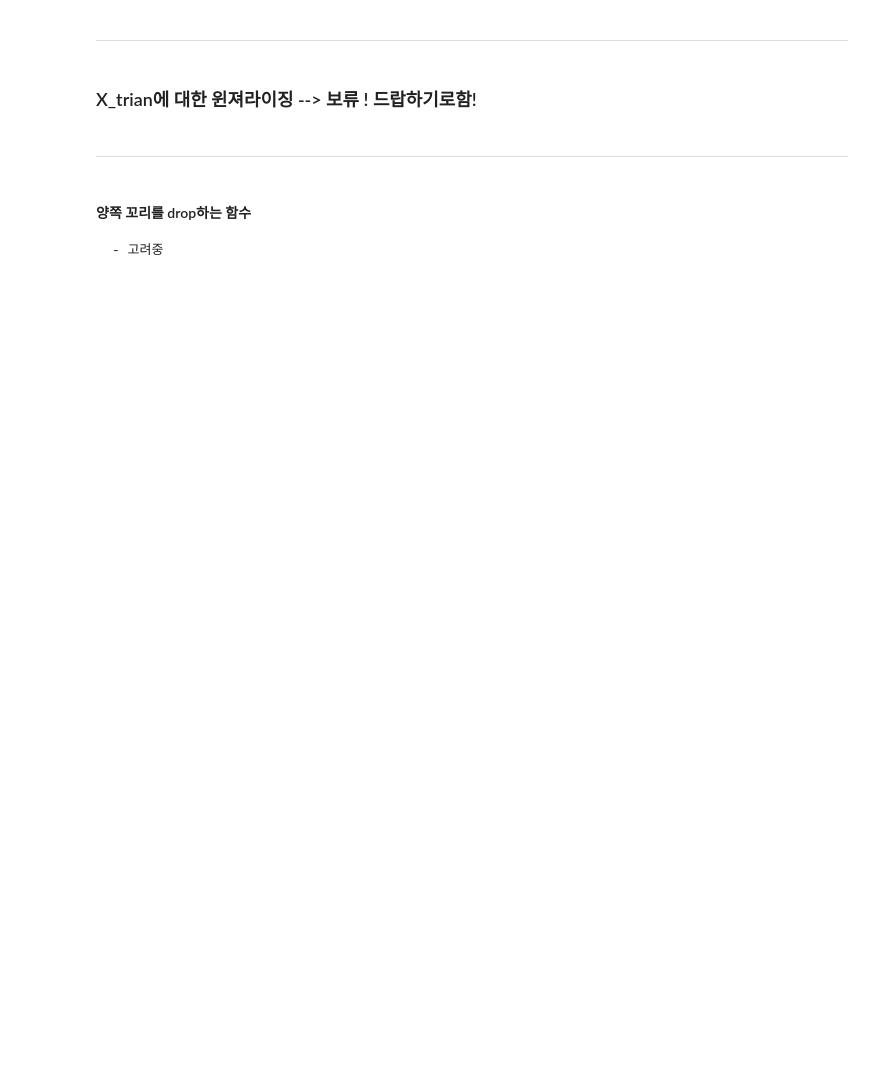
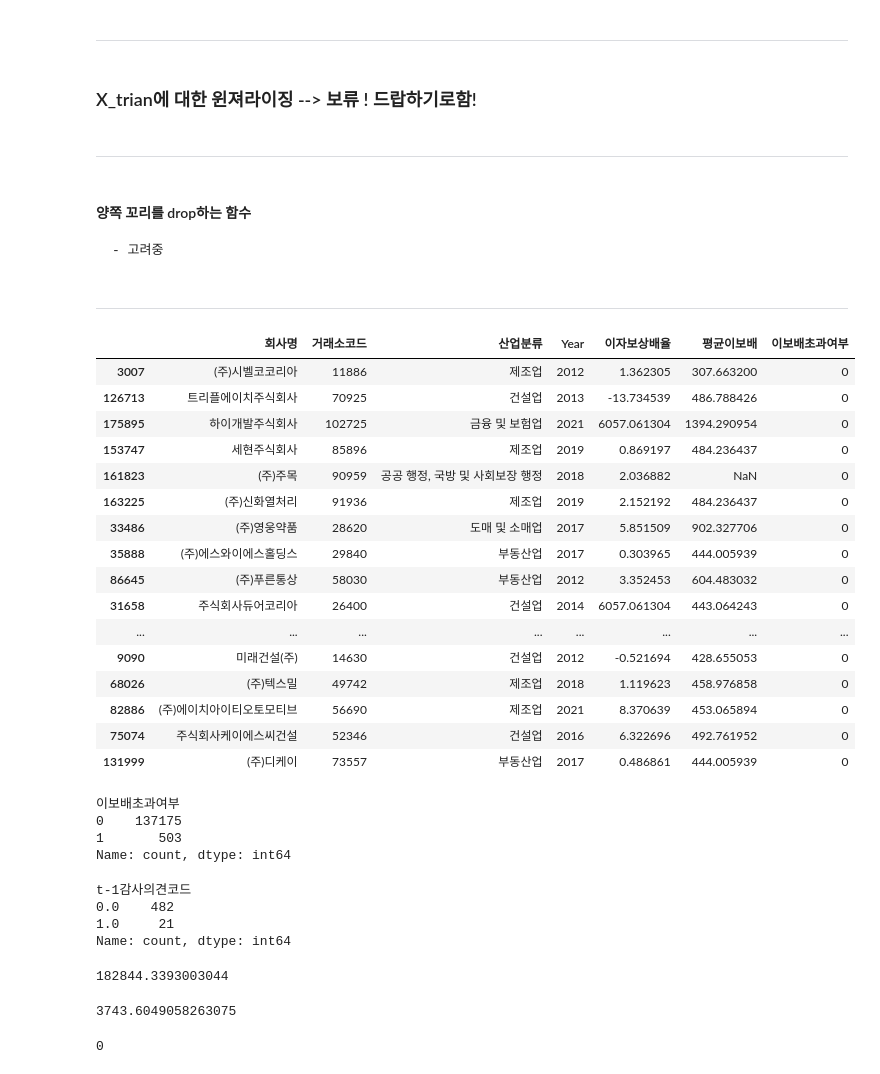
Before and after one commit to youngsang114/Project_2, a Jupyter notebook: 전처리/4.EDA,파생변수_외감.ipynb, the cells around one changed output. Drawn from its saved outputs; the diff is of its cells as text; code cells hidden in the pictures; blank space fills up the shorter version.

```diff
--- a/전처리/4.EDA,파생변수_외감.ipynb
+++ b/전처리/4.EDA,파생변수_외감.ipynb
@@ -953,3 +1016,46 @@ def trimmed_mean_with_ratio(data, left_trim_ratio=0.01, right_trim_ratio=0.01):
     right_trim_size = int(len(data) * right_trim_ratio)
     trimmed_data = data[left_trim_size:-right_trim_size]
     return np.mean(trimmed_data)
+# %% [markdown]
+---
+# %%
+# 데이터프레임에서 '이자보상배율' 열의 1퍼센트 절사평균과 표준편차 계산
+def trimmed_mean_1(x):
+    trim_pct = 0.02
+    lower_bound = np.percentile(x, trim_pct * 100)
+    upper_bound = np.percentile(x, (1 - trim_pct) * 100)
+    trimmed_values = x[(x >= lower_bound) & (x <= upper_bound)]
+    return trimmed_values.mean()
+
+def trimmed_std_1(x):
+    trim_pct = 0.02
+    lower_bound = np.percentile(x, trim_pct * 100)
+    upper_bound = np.percentile(x, (1 - trim_pct) * 100)
+    trimmed_values = x[(x >= lower_bound) & (x <= upper_bound)]
+    return trimmed_values.std()
+
+train_data['평균이보배'] = train_data.groupby(['산업분류', 'Year'])['이자보상배율'].transform(trimmed_mean_1)
+train_data['이보배표준편차'] = train_data.groupby(['산업분류', 'Year'])['이자보상배율'].transform(trimmed_std_1)
+
+# 개별 이자보상배율과 평균-표준편차를 비교하여 이보배초과여부 계산
+train_data['이보배초과여부'] = np.where(train_data['이자보상배율'] < (train_data['평균이보배'] - train_data['이보배표준편차']), 1, 0)
+# %%
+train_data[['회사명','거래소코드','산업분류','Year','이자보상배율', '평균이보배', '이보배초과여부']].head(50)
+# %% [output]
+|  | 회사명 | 거래소코드 | 산업분류 | Year | 이자보상배율 | 평균이보배 | 이보배초과여부 |
+| 3007 | (주)시벨코코리아 | 11886 | 제조업 | 2012 | 1.362305 | 307.663200 | 0 |
+| 126713 | 트리플에이치주식회사 | 70925 | 건설업 | 2013 | -13.734539 | 486.788426 | 0 |
+| 175895 | 하이개발주식회사 | 102725 | 금융 및 보험업 | 2021 | 6057.061304 | 1394.290954 | 0 |
+| 153747 | 세현주식회사 | 85896 | 제조업 | 2019 | 0.869197 | 484.236437 | 0 |
+| 161823 | (주)주목 | 90959 | 공공 행정, 국방 및 사회보장 행정 | 2018 | 2.036882 | NaN | 0 |
+| 163225 | (주)신화열처리 | 91936 | 제조업 | 2019 | 2.152192 | 484.236437 | 0 |
+| 33486 | (주)영웅약품 | 28620 | 도매 및 소매업 | 2017 | 5.851509 | 902.327706 | 0 |
+| 35888 | (주)에스와이에스홀딩스 | 29840 | 부동산업 | 2017 | 0.303965 | 444.005939 | 0 |
+| 86645 | (주)푸른통상 | 58030 | 부동산업 | 2012 | 3.352453 | 604.483032 | 0 |
+| 31658 | 주식회사듀어코리아 | 26400 | 건설업 | 2014 | 6057.061304 | 443.064243 | 0 |
+| ... | ... | ... | ... | ... | ... | ... | ... |
+| 9090 | 미래건설(주) | 14630 | 건설업 | 2012 | -0.521694 | 428.655053 | 0 |
+| 68026 | (주)텍스밀 | 49742 | 제조업 | 2018 | 1.119623 | 458.976858 | 0 |
+| 82886 | (주)에이치아이티오토모티브 | 56690 | 제조업 | 2021 | 8.370639 | 453.065894 | 0 |
+| 75074 | 주식회사케이에스씨건설 | 52346 | 건설업 | 2016 | 6.322696 | 492.761952 | 0 |
+| 131999 | (주)디케이 | 73557 | 부동산업 | 2017 | 0.486861 | 444.005939 | 0 |
@@ -955,0 +1091,26 @@ def trimmed_mean_with_ratio(data, left_trim_ratio=0.01, right_trim_ratio=0.01):
+# %%
+train_data['이보배초과여부'].value_counts()
+# %% [output]
+이보배초과여부
+0    137175
+1       503
+Name: count, dtype: int64
+# %%
+train_data[train_data['이보배초과여부']==1]['t-1감사의견코드'].value_counts()
+# %% [output]
+t-1감사의견코드
+0.0    482
+1.0     21
+Name: count, dtype: int64
+# %%
+train_data['이자보상배율'].std()
+# %% [output]
+182844.3393003044
+# %%
+train_data['이자보상배율'].mean()
+# %% [output]
+3743.6049058263075
+# %%
+len(train_data[train_data['이자보상배율']==999999999.0])
+# %% [output]
+0
```
Also changed, not shown: parts of 105 cells of this notebook, 2 other files.
